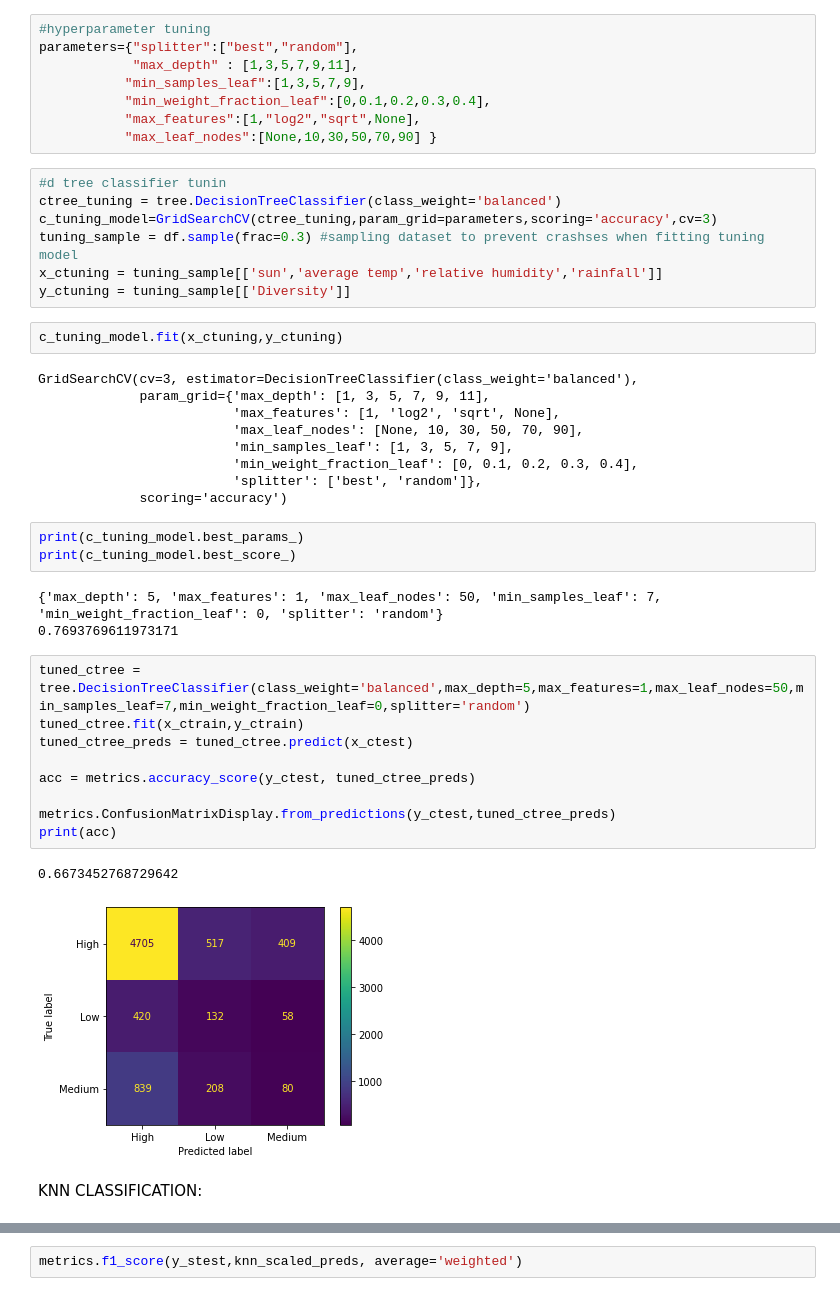
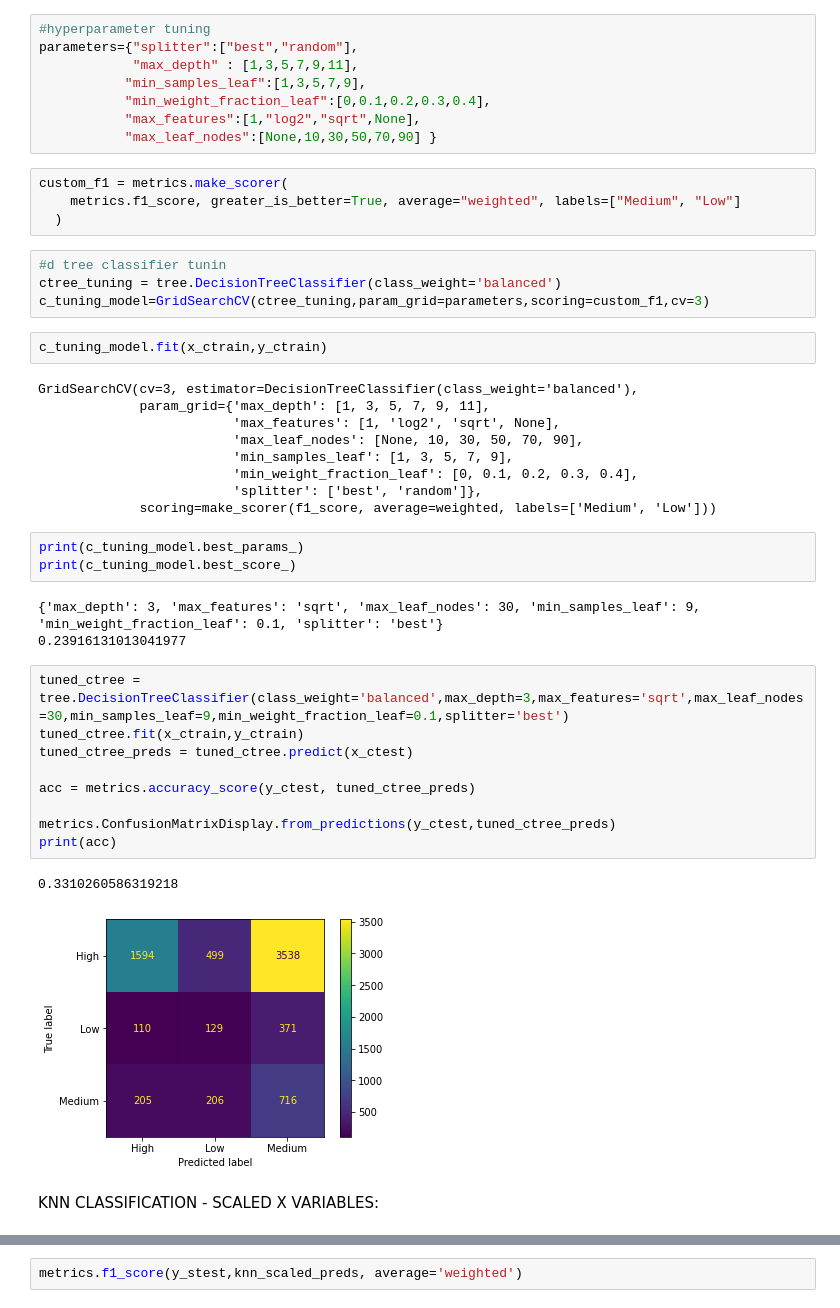
Before and after one commit to tztrz/MSc-Proj, a Jupyter notebook: UKBMS_HADUK_Model.ipynb, the cells around one changed output, grey strips where cells are left out. Saved outputs shown, nothing was run; the diff lists cells and outputs as text.

```diff
--- a/UKBMS_HADUK_Model.ipynb
+++ b/UKBMS_HADUK_Model.ipynb
@@ -154,15 +154,16 @@ parameters={"splitter":["best","random"],
            "min_weight_fraction_leaf":[0,0.1,0.2,0.3,0.4],
            "max_features":[1,"log2","sqrt",None],
            "max_leaf_nodes":[None,10,30,50,70,90] }
+# %%
+custom_f1 = metrics.make_scorer(
+    metrics.f1_score, greater_is_better=True, average="weighted", labels=["Medium", "Low"]
+  )
 # %%
 #d tree classifier tunin
 ctree_tuning = tree.DecisionTreeClassifier(class_weight='balanced')
-c_tuning_model=GridSearchCV(ctree_tuning,param_grid=parameters,scoring='accuracy',cv=3)
-tuning_sample = df.sample(frac=0.3) #sampling dataset to prevent crashses when fitting tuning model
-x_ctuning = tuning_sample[['sun','average temp','relative humidity','rainfall']]
-y_ctuning = tuning_sample[['Diversity']]
+c_tuning_model=GridSearchCV(ctree_tuning,param_grid=parameters,scoring=custom_f1,cv=3)
 # %%
-c_tuning_model.fit(x_ctuning,y_ctuning)
+c_tuning_model.fit(x_ctrain,y_ctrain)
 # %% [output]
 GridSearchCV(cv=3, estimator=DecisionTreeClassifier(class_weight='balanced'),
              param_grid={'max_depth': [1, 3, 5, 7, 9, 11],
@@ -171,24 +172,24 @@ GridSearchCV(cv=3, estimator=DecisionTreeClassifier(class_weight='balanced'),
                          'min_samples_leaf': [1, 3, 5, 7, 9],
                          'min_weight_fraction_leaf': [0, 0.1, 0.2, 0.3, 0.4],
                          'splitter': ['best', 'random']},
-             scoring='accuracy')
+             scoring=make_scorer(f1_score, average=weighted, labels=['Medium', 'Low']))
 # %%
 print(c_tuning_model.best_params_)
 print(c_tuning_model.best_score_)
 # %% [output]
-{'max_depth': 5, 'max_features': 1, 'max_leaf_nodes': 50, 'min_samples_leaf': 7, 'min_weight_fraction_leaf': 0, 'splitter': 'random'}
-0.7693769611973171
+{'max_depth': 3, 'max_features': 'sqrt', 'max_leaf_nodes': 30, 'min_samples_leaf': 9, 'min_weight_fraction_leaf': 0.1, 'splitter': 'best'}
+0.23916131013041977
 # %%
-tuned_ctree = tree.DecisionTreeClassifier(class_weight='balanced',max_depth=5,max_features=1,max_leaf_nodes=50,min_samples_leaf=7,min_weight_fraction_leaf=0,splitter='random')
+tuned_ctree = tree.DecisionTreeClassifier(class_weight='balanced',max_depth=3,max_features='sqrt',max_leaf_nodes=30,min_samples_leaf=9,min_weight_fraction_leaf=0.1,splitter='best')
 tuned_ctree.fit(x_ctrain,y_ctrain)
 tuned_ctree_preds = tuned_ctree.predict(x_ctest)
 
 acc = metrics.accuracy_score(y_ctest, tuned_ctree_preds)
 
 metrics.ConfusionMatrixDisplay.from_predictions(y_ctest,tuned_ctree_preds)
 print(acc)
 # %% [output]
-0.6673452768729642
+0.3310260586319218
-[figure, old version]
+[figure, new version]
 # %% [markdown]
-KNN CLASSIFICATION:
+KNN CLASSIFICATION - SCALED X VARIABLES:
```
Also changed, not shown: parts of 9 cells of this notebook.
